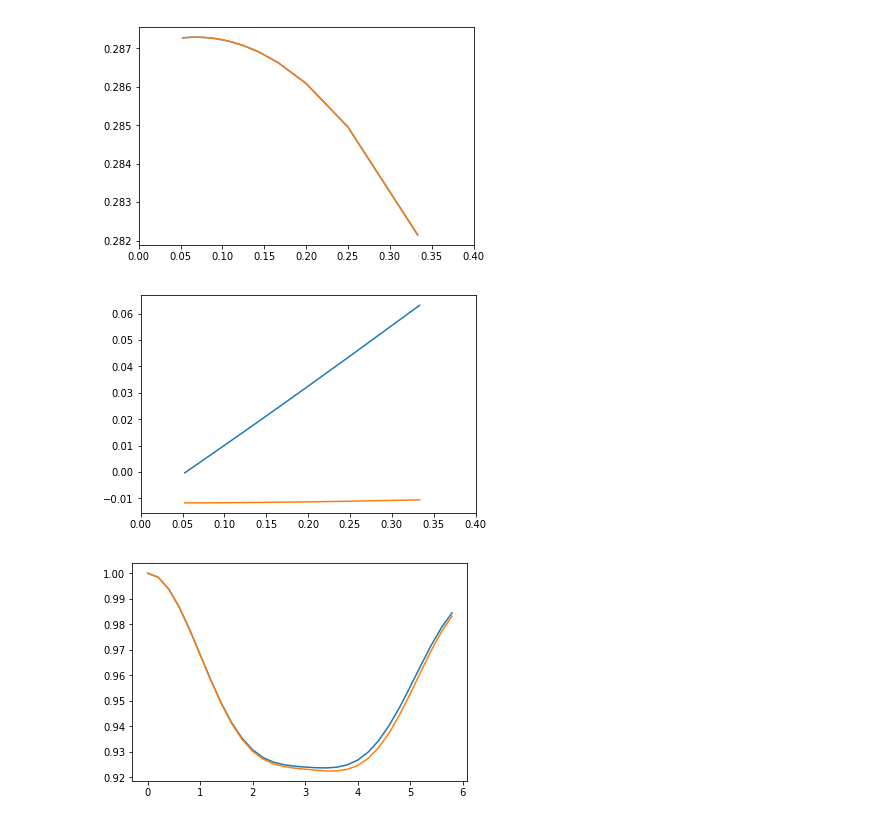
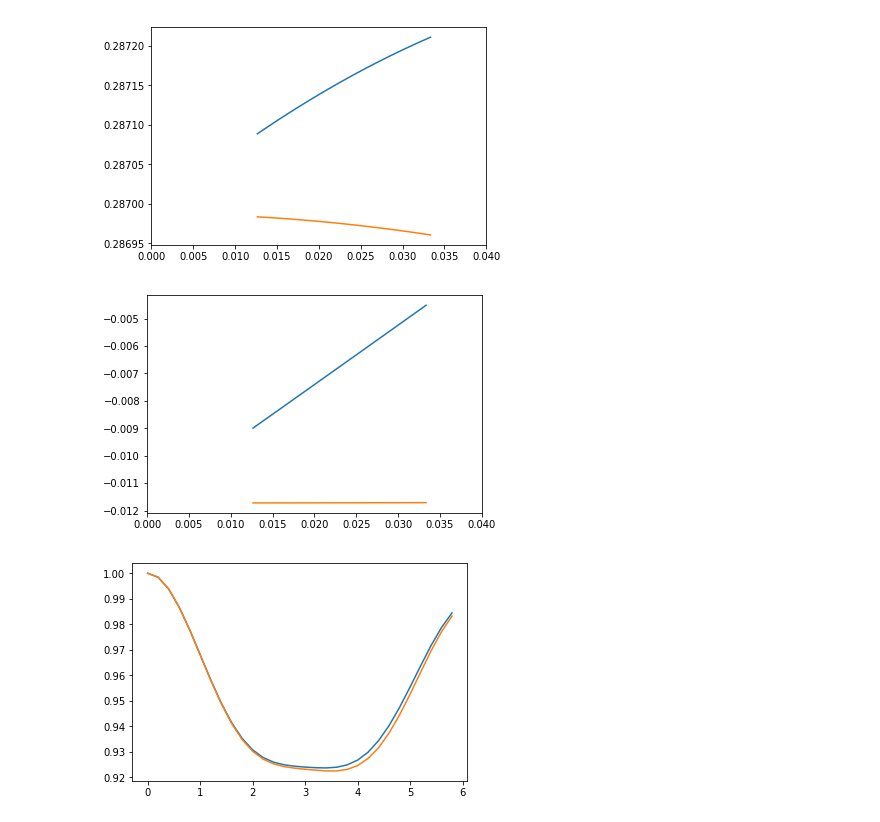
Before and after one commit to lehner/sqc, a Jupyter notebook: one-dim-transverse-field-ising-model.ipynb, the cells around one changed output. Cells and saved outputs as stored; diff of their text form; code cells hidden in the pictures.

```diff
--- a/one-dim-transverse-field-ising-model.ipynb
+++ b/one-dim-transverse-field-ising-model.ipynb
@@ -54,32 +54,32 @@ def CT1(c,sbits,dt,op,params): # CNOT01.XA.RA[t].XA.RA[-t].CNOT01
 # %%
 # extrapolation with and without improved trotter
 xvals=[]
 yvalsr=[]
 yvalsrQ=[]
 yvalsi=[]
 yvalsiQ=[]
 
-for N in range(3,20):
+for N in range(30,80):
     s1=CT(0,[1,2,3,4],N,1.5,sqc.operator(5).X(0),[0.5,False,False])*sqc.state(5)
     s1Q=CT(0,[1,2,3,4],N,1.5,sqc.operator(5).X(0),[0.5,False,True])*sqc.state(5)
     xvals.append(1/N)
     yvalsr.append(s1[3].real)
-    yvalsrQ.append(s1[3].real)
+    yvalsrQ.append(s1Q[3].real)
     yvalsi.append(s1[3].imag)
     yvalsiQ.append(s1Q[3].imag)
 
-plt.xlim(0,0.4)
+plt.xlim(0,0.04)
 plt.plot(xvals,yvalsr)
 plt.plot(xvals,yvalsrQ)
 plt.show()
 
-plt.xlim(0,0.4)
+plt.xlim(0,0.04)
 plt.plot(xvals,yvalsi)
 plt.plot(xvals,yvalsiQ)
 plt.show()
 # %% [output]
-[figure, old version]
+[figure, new version]
-[figure, old version]
+[figure, new version]
 # %%
 # time-dependent plot
 xvals=[]
```
